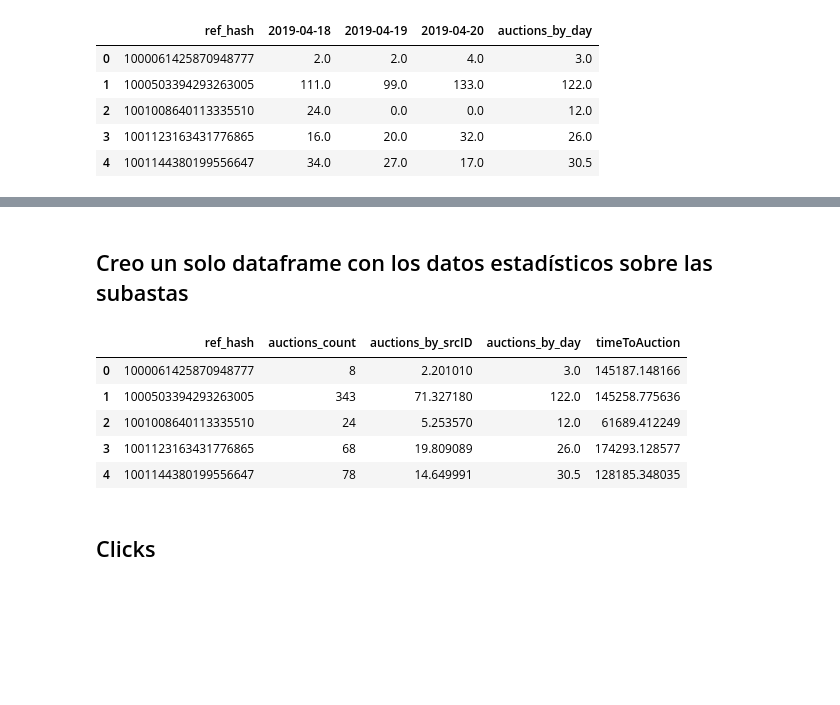
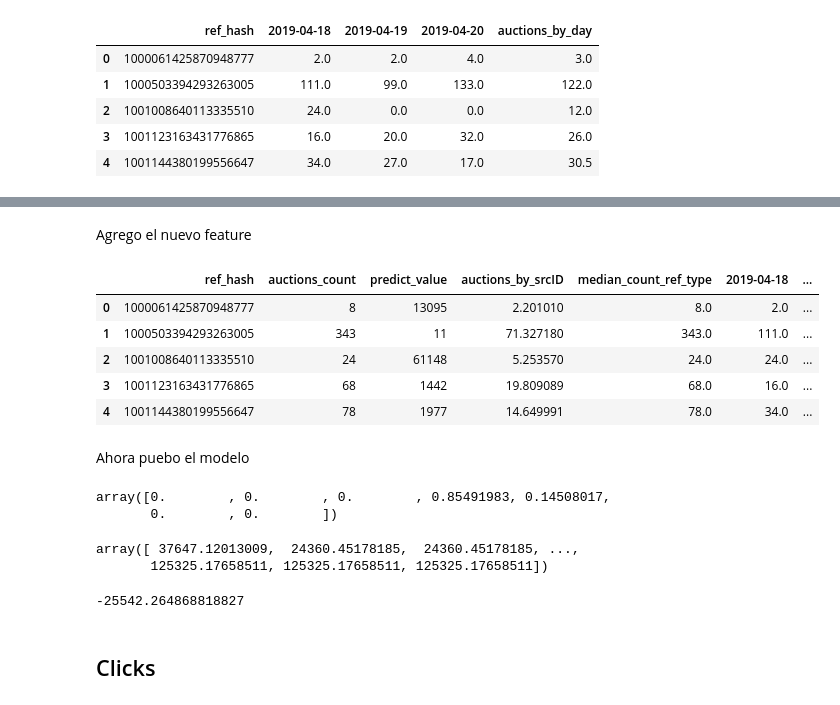
Before and after one commit to EscobarMariaSol/Organizacion-de-datos, a Jupyter notebook: TP2/TP2.ipynb, the cells around one changed output, grey strips where cells are left out. Cells and saved outputs as stored; diff of their text form; code cells hidden in the pictures; blank space fills up the shorter version.

Commit message:
modelos y target

```diff
--- a/TP2/TP2.ipynb
+++ b/TP2/TP2.ipynb
@@ -85,0 +193,2 @@ dfA.head()
+# %%
+data = data.merge(auction_by_sourceID[['ref_hash', 'auctions_by_srcID']], on = 'ref_hash')
@@ -105,0 +253,3 @@ dfApRef.head()
+# %%
+dfApRef.columns = ['ref_hash', 'auctions_ref_type1', 'auctions_ref_type7', 'median_count_ref_type']
+dfApRef.head()
@@ -105,0 +263,2 @@ dfApRef.head()
+# %%
+dfApRef['aparece_en_distinto_ref_type'] = ((dfApRef['auctions_ref_type1'] > 0) & (dfApRef['auctions_ref_type7'] > 0))
@@ -105,0 +282,3 @@ dfApRef.head()
+# %%
+data = data.merge(dfApRef[['ref_hash', 'median_count_ref_type']], on = 'ref_hash')
+data.head()
@@ -158,2 +336,0 @@ auction_time.head()
-# %% [markdown]
-## Creo un solo dataframe con los datos estadísticos sobre las subastas
@@ -162,14 +337,43 @@ auctions = dfApT.merge(dfA[['ref_hash', 'auctions_by_srcID']], on = 'ref_hash')
-# %%
-auctions = auctions.merge(dfApDay[['ref_hash', 'auctions_by_day']], on = 'ref_hash')
-auctions = auctions.merge(auction_time, on = 'ref_hash')
-auctions.head()
-# %% [output]
-|  | ref_hash | auctions_count | auctions_by_srcID | auctions_by_day | timeToAuction |
-| 0 | 1000061425870948777 | 8 | 2.201010 | 3.0 | 145187.148166 |
-| 1 | 1000503394293263005 | 343 | 71.327180 | 122.0 | 145258.775636 |
-| 2 | 1001008640113335510 | 24 | 5.253570 | 12.0 | 61689.412249 |
-| 3 | 1001123163431776865 | 68 | 19.809089 | 26.0 | 174293.128577 |
-| 4 | 1001144380199556647 | 78 | 14.649991 | 30.5 | 128185.348035 |
+# %% [markdown]
+Agrego el nuevo feature
+# %%
+data = data.merge(dfApDay, on = 'ref_hash')
+data.head()
+# %% [output]
+|  | ref_hash | auctions_count | predict_value | auctions_by_srcID | median_count_ref_type | 2019-04-18 | ... |
+| 0 | 1000061425870948777 | 8 | 13095 | 2.201010 | 8.0 | 2.0 | ... |
+| 1 | 1000503394293263005 | 343 | 11 | 71.327180 | 343.0 | 111.0 | ... |
+| 2 | 1001008640113335510 | 24 | 61148 | 5.253570 | 24.0 | 24.0 | ... |
+| 3 | 1001123163431776865 | 68 | 1442 | 19.809089 | 68.0 | 16.0 | ... |
+| 4 | 1001144380199556647 | 78 | 1977 | 14.649991 | 78.0 | 34.0 | ... |
+# %% [markdown]
+Ahora puebo el modelo
+# %%
+y = data['predict_value']
+X = data.drop(['ref_hash', 'predict_value'], axis=1)
+
+RFR = RandomForestRegressor(bootstrap=True, criterion='mse', max_depth=2,
+           max_features='auto', max_leaf_nodes=None,
+           min_impurity_decrease=0.0, min_impurity_split=None,
+           min_samples_leaf=1, min_samples_split=2,
+           min_weight_fraction_leaf=0.0, n_estimators=100, n_jobs=None,
+           oob_score=False, random_state=0, verbose=0, warm_start=False)
+RFR.fit(X, y)
+
+RFR.feature_importances_
+# %% [output]
+array([0.        , 0.        , 0.        , 0.85491983, 0.14508017,
+       0.        , 0.        ])
+# %%
+cross_val_predict(RFR, X, y, cv=10)
+# %% [output]
+array([ 37647.12013009,  24360.45178185,  24360.45178185, ...,
+       125325.17658511, 125325.17658511, 125325.17658511])
+# %%
+scores = cross_val_score(RFR, X, y, cv=5, scoring='neg_mean_absolute_error')
+scores.mean()
+# %% [output]
+-25542.264868818827
 # %% [markdown]
 ## Clicks
 # %% [markdown]
```
Also changed, not shown: parts of 57 cells of this notebook, 1 other file.
